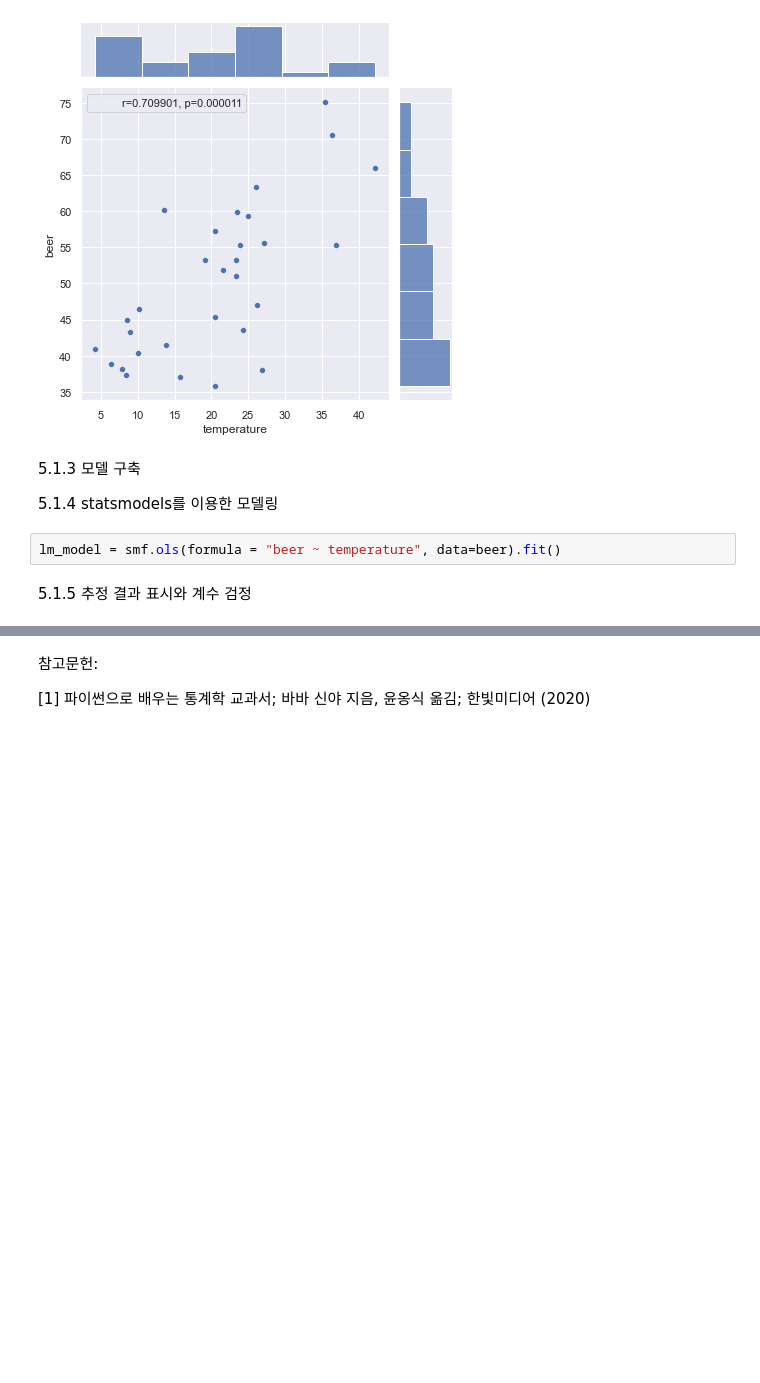
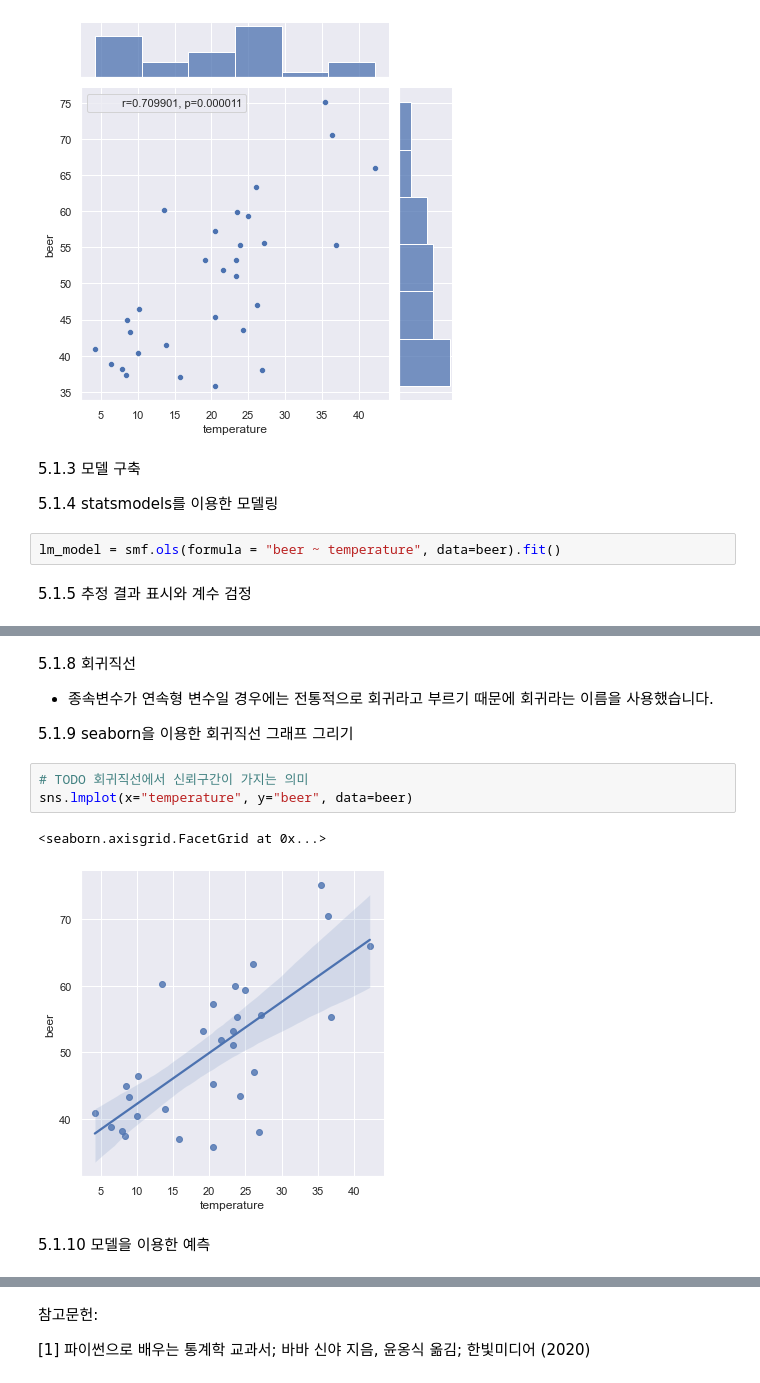
Before and after one commit to meticulousdev/StatisticsWithPython, a Jupyter notebook: code/chap05/chap05_01.ipynb, the cells around one changed output, grey strips where cells are left out. Saved outputs shown, nothing was run; the diff lists cells and outputs as text; blank space fills up the shorter version.

```diff
--- a/code/chap05/chap05_01.ipynb
+++ b/code/chap05/chap05_01.ipynb
@@ -78,0 +98,14 @@ Notes:
+# %% [markdown]
+5.1.8 회귀직선
+
+- 종속변수가 연속형 변수일 경우에는 전통적으로 회귀라고 부르기 때문에 회귀라는 이름을 사용했습니다.
+
+5.1.9 seaborn을 이용한 회귀직선 그래프 그리기
+# %%
+# TODO 회귀직선에서 신뢰구간이 가지는 의미
+sns.lmplot(x="temperature", y="beer", data=beer)
+# %% [output]
+<seaborn.axisgrid.FacetGrid at 0x...>
+[figure, added]
+# %% [markdown]
+5.1.10 모델을 이용한 예측
```
Also changed, not shown: parts of 14 cells of this notebook.
